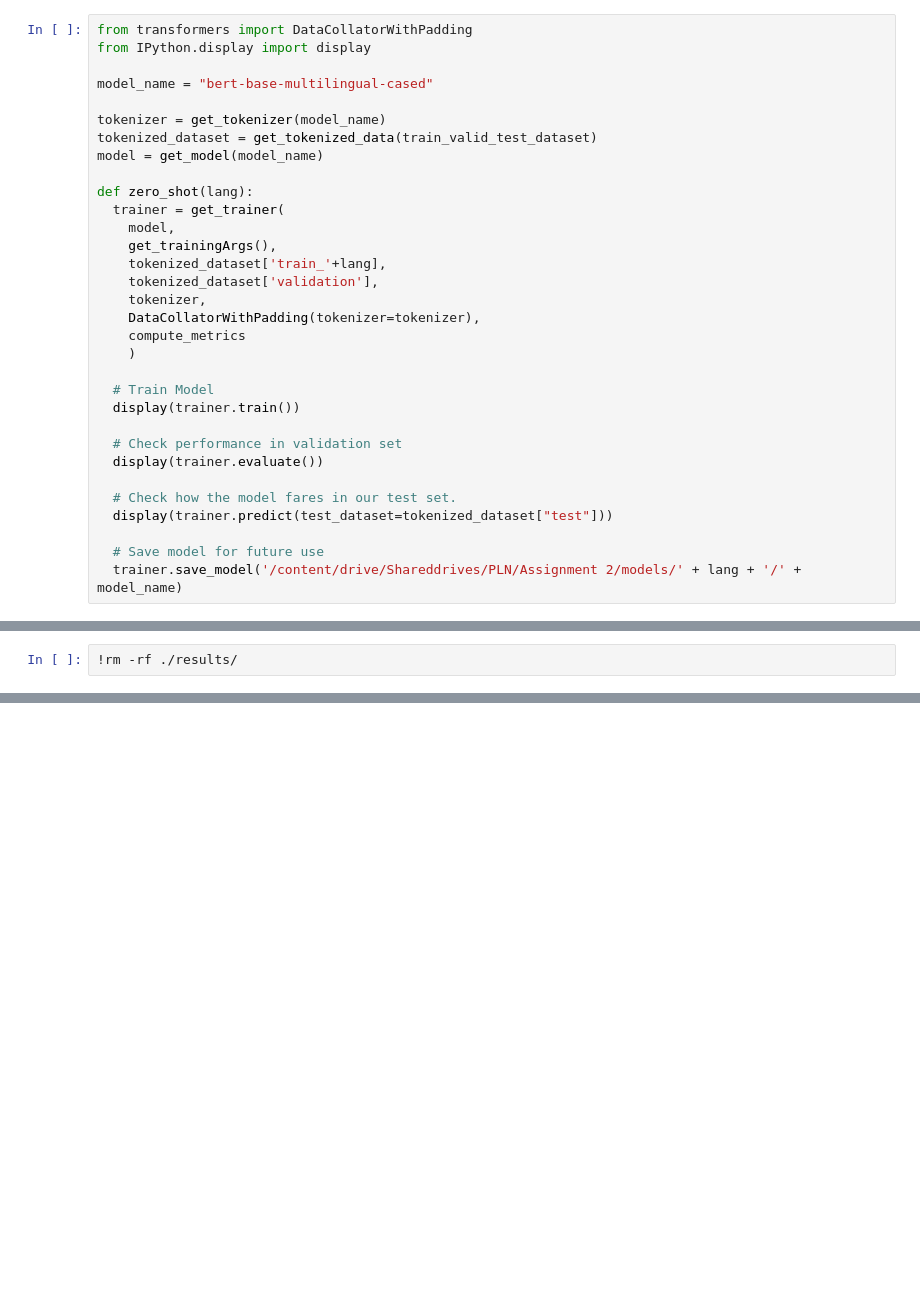
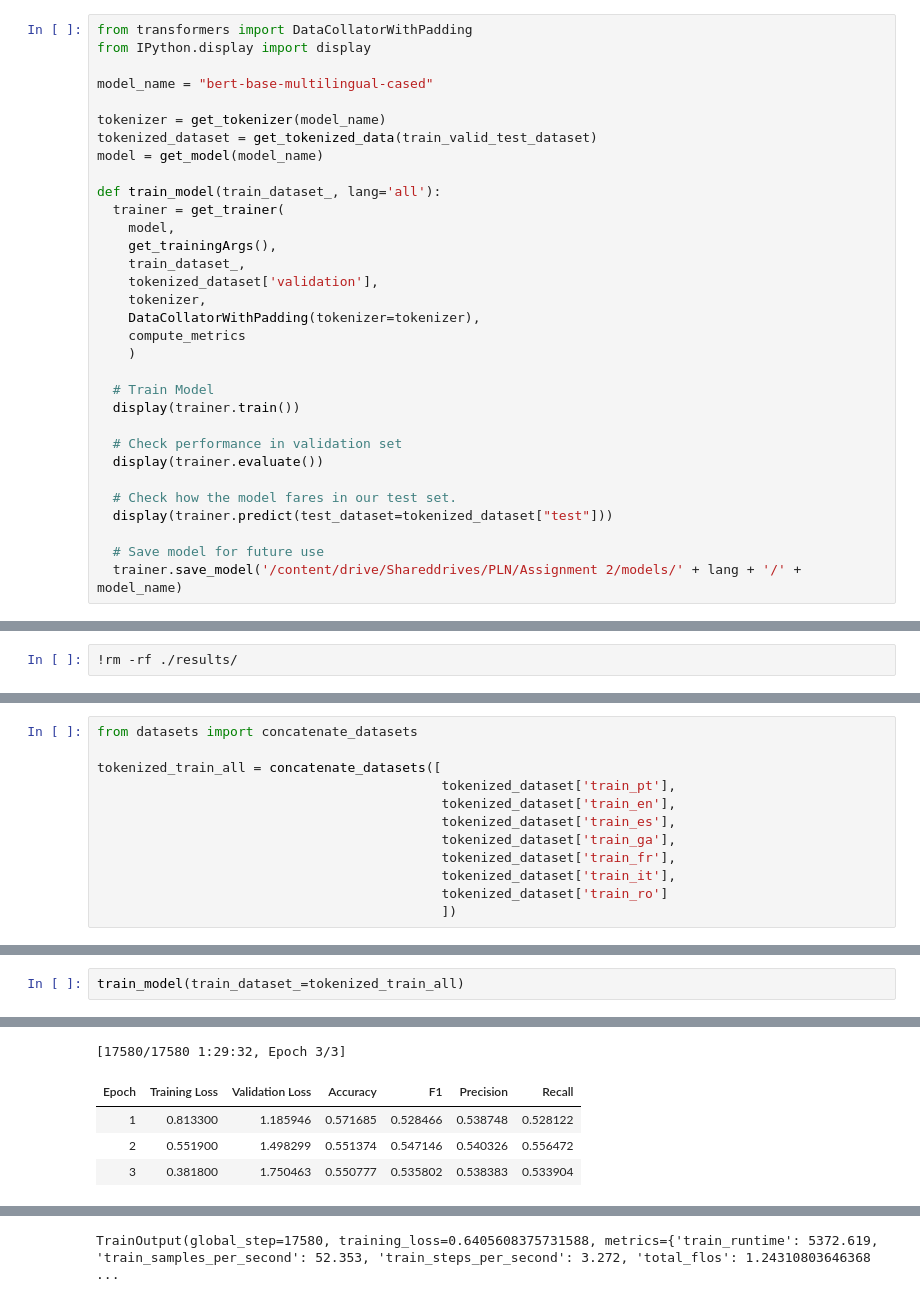
Before and after one commit to g-batalhao-a/PLN, a Jupyter notebook: Project/Assignment2/multilingual.ipynb, the cells around one changed output, grey strips where cells are left out. Cells and saved outputs as stored; diff of their text form; blank space fills up the shorter version.

Commit message:
Multilingual mega train set

```diff
--- a/Project/Assignment2/multilingual.ipynb
+++ b/Project/Assignment2/multilingual.ipynb
@@ -229,11 +229,11 @@ tokenizer = get_tokenizer(model_name)
 tokenized_dataset = get_tokenized_data(train_valid_test_dataset)
 model = get_model(model_name)
 
-def zero_shot(lang):
+def train_model(train_dataset_, lang='all'):
   trainer = get_trainer(
     model,
     get_trainingArgs(),
-    tokenized_dataset['train_'+lang],
+    train_dataset_,
     tokenized_dataset['validation'],
     tokenizer,
     DataCollatorWithPadding(tokenizer=tokenizer),
@@ -805,0 +788,12 @@ DatasetDict({
+# %%
+from datasets import concatenate_datasets
+
+tokenized_train_all = concatenate_datasets([
+                                            tokenized_dataset['train_pt'],
+                                            tokenized_dataset['train_en'],
+                                            tokenized_dataset['train_es'],
+                                            tokenized_dataset['train_ga'],
+                                            tokenized_dataset['train_fr'],
+                                            tokenized_dataset['train_it'],
+                                            tokenized_dataset['train_ro']
+                                            ])
@@ -805,0 +807,3 @@ DatasetDict({
+# %%
+train_model(train_dataset_=tokenized_train_all)
+# %% [output]
@@ -805,0 +820,5 @@ DatasetDict({
+[17580/17580 1:29:32, Epoch 3/3]
+| Epoch | Training Loss | Validation Loss | Accuracy | F1 | Precision | Recall |
+| 1 | 0.813300 | 1.185946 | 0.571685 | 0.528466 | 0.538748 | 0.528122 |
+| 2 | 0.551900 | 1.498299 | 0.551374 | 0.547146 | 0.540326 | 0.556472 |
+| 3 | 0.381800 | 1.750463 | 0.550777 | 0.535802 | 0.538383 | 0.533904 |
@@ -805,0 +842 @@ DatasetDict({
+TrainOutput(global_step=17580, training_loss=0.6405608375731588, metrics={'train_runtime': 5372.619, 'train_samples_per_second': 52.353, 'train_steps_per_second': 3.272, 'total_flos': 1.24310803646368 ...
```
Also changed, not shown: parts of 19 cells of this notebook.
